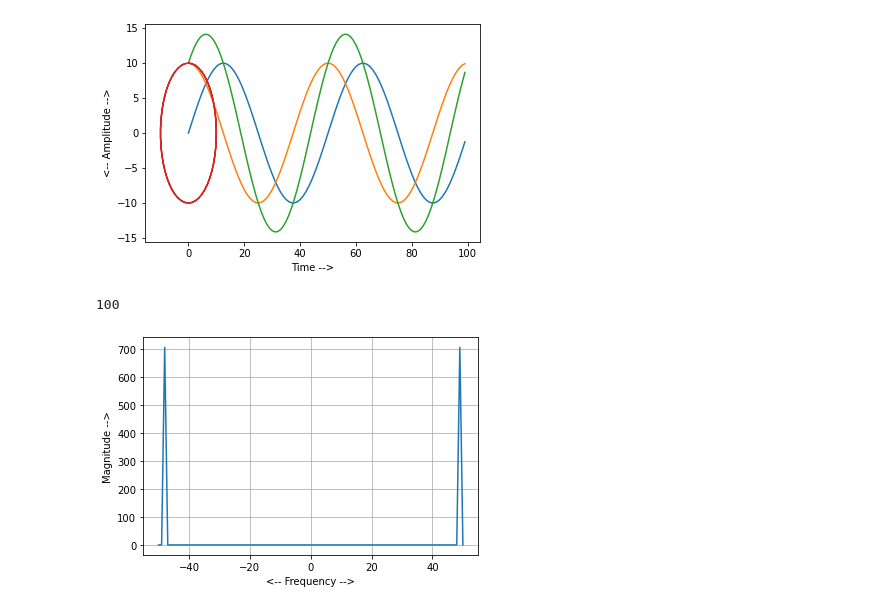
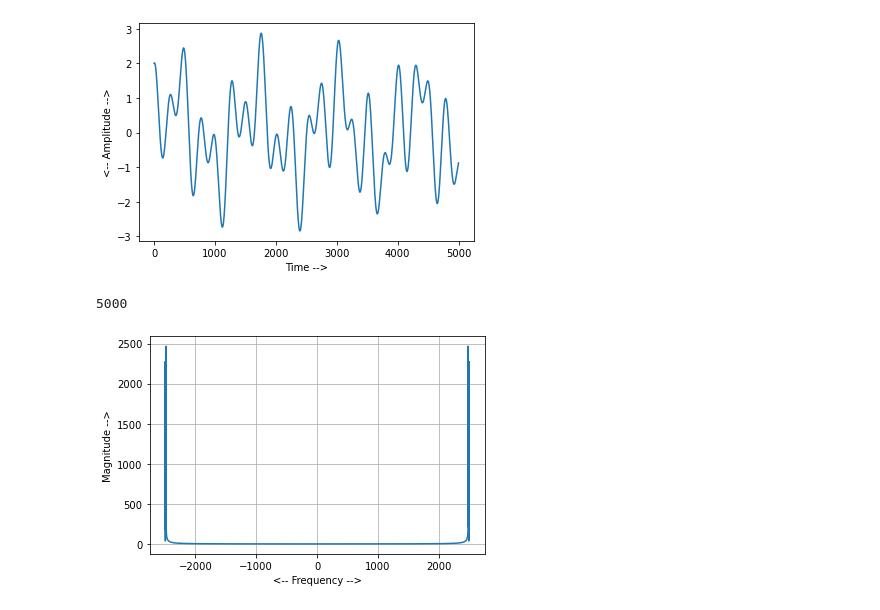
Before and after one commit to sipsorcery/prototypes, a Jupyter notebook: AudioScope/audio_visualise.ipynb, the cells around one changed output. Drawn from its saved outputs; the diff is of its cells as text; code cells hidden in the pictures.

```diff
--- a/AudioScope/audio_visualise.ipynb
+++ b/AudioScope/audio_visualise.ipynb
@@ -26,45 +26,53 @@ import scipy
 #plt.show()
 
 # Plot a sine wave.
-num_samples = 100
+num_samples = 5000
+freq = 440.0;
 x = np.arange(num_samples)
-yl1 = 10 * np.sin(2*np.pi*2 * (x/num_samples))
-yl2 = 10 * np.sin(2*np.pi*2 * (x/num_samples) + np.pi / 2 ) # 2 * np.sin(2*np.pi*11 * (x/num_samples))
-yl3 = 0 # 2 * np.sin(2*np.pi*3 * 5 * (x/num_samples) )
-yl_sum = yl1 + yl2 + yl3
+#for i in range(1,7):
+#    yl_sum += 10 * np.sin(2*np.pi*2 * (x/(freq * i)))
+#yl1 = 10 * np.sin(2*np.pi*2 * (x/num_samples))
+yl1 = 10 * np.sin(2*np.pi*x / freq)
+yl2 = 10 * np.sin(2*np.pi*x / (freq * 2))
+yl3 = 10 * np.sin(2*np.pi*x / (freq * 3))
+yl_sum =  np.sin(2*np.pi*x / (freq * 3)) + np.cos(4*np.pi*x/(freq*2)) + np.cos(7*np.pi*x/(freq*2))
+#yl2 = 10 * np.sin(2*np.pi*2 * (x/num_samples) + np.pi / 2 ) # 2 * np.sin(2*np.pi*11 * (x/num_samples))
+#l3 = 0 # 2 * np.sin(2*np.pi*3 * 5 * (x/num_samples) )
+#l_sum = yl1 + yl2 + yl3
 #plt.figure(figsize=(20,10))
 plt.figure()
 #plt.stem(x,yl, 'r', use_line_collection=True)
-plt.plot(x,yl1)
-plt.plot(x,yl2)
+#plt.plot(x,yl1)
+#plt.plot(x,yl2)
+#plt.plot(x,yl3)
 plt.plot(x,yl_sum)
-plt.plot(yl1,yl2)
+#lt.plot(yl1,yl2)
 plt.xlabel("Time -->")
 plt.ylabel("<-- Amplitude -->")
 plt.show()
 
 #print(yl)
 
 def fft_plot(signal, sampling_rate):
     n = len(signal)
     T = 1/sampling_rate
     yf = scipy.fft.fft(signal)
     print(len(yf))
     xf = np.linspace(-sampling_rate/2.0, sampling_rate/2.0, n)
     #print(xf)
     #for x,y in zip(xf, yf):
     #    print(x , ": " ,y, "\n")
     fig, ax = plt.subplots()
     #ax.plot(xf, 2.0/n * np.abs(yf[:n//2]))
     ax.plot(xf, np.abs(yf)) # This is displaying n the wrong order.
     plt.grid()
     plt.xlabel("<-- Frequency -->")
     plt.ylabel("Magnitude -->")
     return plt.show()
 
 fft_plot(yl_sum, num_samples)
 #fft_plot(audio_samples, audio_sampling_rate)
 # %% [output]
-[figure, old version]
+[figure, new version]
-100
+5000
-[figure, old version]
+[figure, new version]
```
Also changed, not shown: 2 other files.
